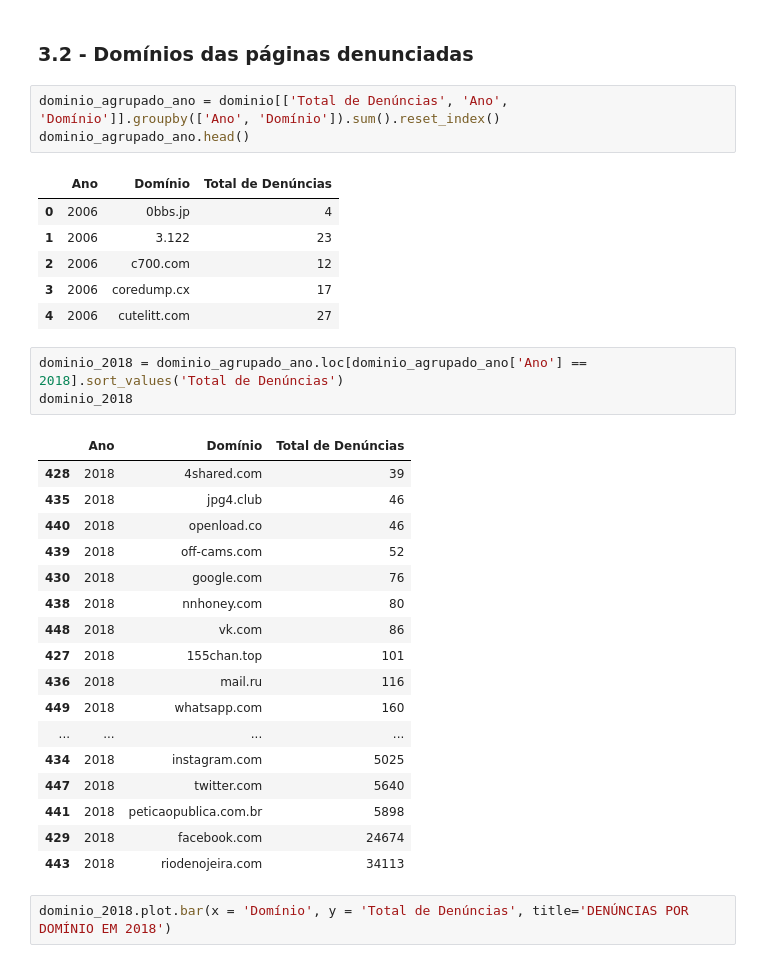
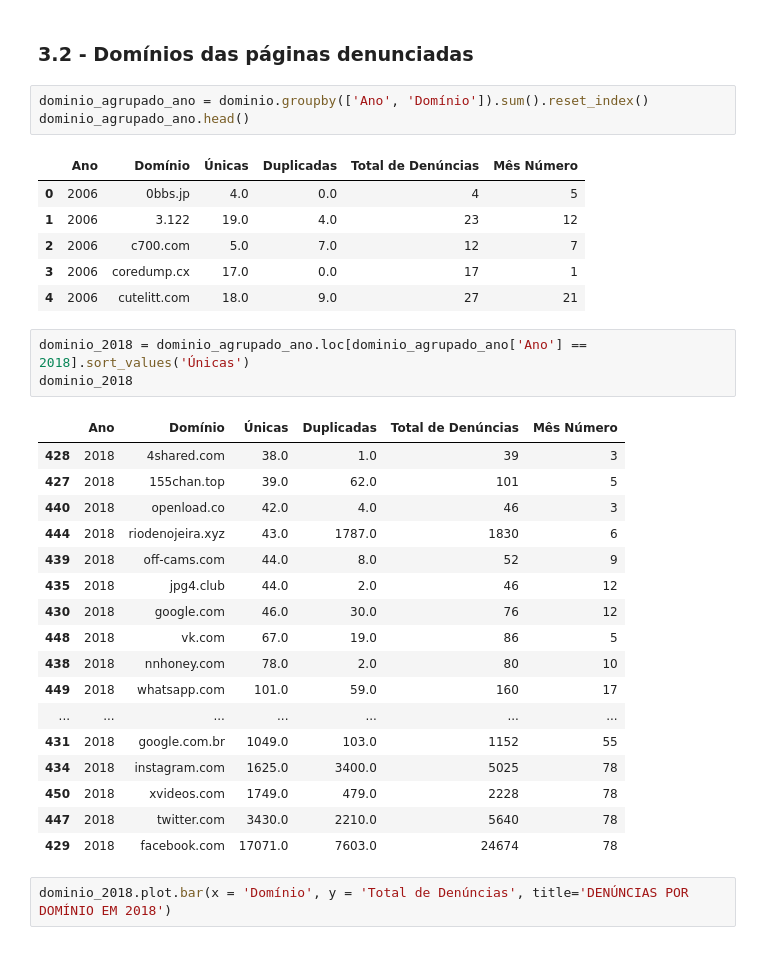
Before and after one commit to DeixeViver/eko-dados, a Jupyter notebook: Notebooks/explorando_indicadores_cnd.ipynb, the cells around one changed output. Saved outputs shown, nothing was run; the diff lists cells and outputs as text.

```diff
--- a/Notebooks/explorando_indicadores_cnd.ipynb
+++ b/Notebooks/explorando_indicadores_cnd.ipynb
@@ -122,36 +146,36 @@ violacao_agrupada_ano.to_csv('../dados/violacao_agrupado_ano.csv', index=False)
 
 ### 3.2 - Domínios das páginas denunciadas
 # %%
-dominio_agrupado_ano = dominio[['Total de Denúncias', 'Ano', 'Domínio']].groupby(['Ano', 'Domínio']).sum().reset_index()
+dominio_agrupado_ano = dominio.groupby(['Ano', 'Domínio']).sum().reset_index()
 dominio_agrupado_ano.head()
 # %% [output]
-|  | Ano | Domínio | Total de Denúncias |
-| 0 | 2006 | 0bbs.jp | 4 |
-| 1 | 2006 | 3.122 | 23 |
-| 2 | 2006 | c700.com | 12 |
-| 3 | 2006 | coredump.cx | 17 |
-| 4 | 2006 | cutelitt.com | 27 |
+|  | Ano | Domínio | Únicas | Duplicadas | Total de Denúncias | Mês Número |
+| 0 | 2006 | 0bbs.jp | 4.0 | 0.0 | 4 | 5 |
+| 1 | 2006 | 3.122 | 19.0 | 4.0 | 23 | 12 |
+| 2 | 2006 | c700.com | 5.0 | 7.0 | 12 | 7 |
+| 3 | 2006 | coredump.cx | 17.0 | 0.0 | 17 | 1 |
+| 4 | 2006 | cutelitt.com | 18.0 | 9.0 | 27 | 21 |
 # %%
-dominio_2018 = dominio_agrupado_ano.loc[dominio_agrupado_ano['Ano'] == 2018].sort_values('Total de Denúncias')
+dominio_2018 = dominio_agrupado_ano.loc[dominio_agrupado_ano['Ano'] == 2018].sort_values('Únicas')
 dominio_2018
 # %% [output]
-|  | Ano | Domínio | Total de Denúncias |
-| 428 | 2018 | 4shared.com | 39 |
-| 435 | 2018 | jpg4.club | 46 |
-| 440 | 2018 | openload.co | 46 |
-| 439 | 2018 | off-cams.com | 52 |
-| 430 | 2018 | google.com | 76 |
-| 438 | 2018 | nnhoney.com | 80 |
-| 448 | 2018 | vk.com | 86 |
-| 427 | 2018 | 155chan.top | 101 |
-| 436 | 2018 | mail.ru | 116 |
-| 449 | 2018 | whatsapp.com | 160 |
-| ... | ... | ... | ... |
-| 434 | 2018 | instagram.com | 5025 |
-| 447 | 2018 | twitter.com | 5640 |
-| 441 | 2018 | peticaopublica.com.br | 5898 |
-| 429 | 2018 | facebook.com | 24674 |
-| 443 | 2018 | riodenojeira.com | 34113 |
+|  | Ano | Domínio | Únicas | Duplicadas | Total de Denúncias | Mês Número |
+| 428 | 2018 | 4shared.com | 38.0 | 1.0 | 39 | 3 |
+| 427 | 2018 | 155chan.top | 39.0 | 62.0 | 101 | 5 |
+| 440 | 2018 | openload.co | 42.0 | 4.0 | 46 | 3 |
+| 444 | 2018 | riodenojeira.xyz | 43.0 | 1787.0 | 1830 | 6 |
+| 439 | 2018 | off-cams.com | 44.0 | 8.0 | 52 | 9 |
+| 435 | 2018 | jpg4.club | 44.0 | 2.0 | 46 | 12 |
+| 430 | 2018 | google.com | 46.0 | 30.0 | 76 | 12 |
+| 448 | 2018 | vk.com | 67.0 | 19.0 | 86 | 5 |
+| 438 | 2018 | nnhoney.com | 78.0 | 2.0 | 80 | 10 |
+| 449 | 2018 | whatsapp.com | 101.0 | 59.0 | 160 | 17 |
+| ... | ... | ... | ... | ... | ... | ... |
+| 431 | 2018 | google.com.br | 1049.0 | 103.0 | 1152 | 55 |
+| 434 | 2018 | instagram.com | 1625.0 | 3400.0 | 5025 | 78 |
+| 450 | 2018 | xvideos.com | 1749.0 | 479.0 | 2228 | 78 |
+| 447 | 2018 | twitter.com | 3430.0 | 2210.0 | 5640 | 78 |
+| 429 | 2018 | facebook.com | 17071.0 | 7603.0 | 24674 | 78 |
 # %%
 dominio_2018.plot.bar(x = 'Domínio', y = 'Total de Denúncias', title='DENÚNCIAS POR DOMÍNIO EM 2018')
 # %% [output]
```
Also changed, not shown: parts of 8 cells of this notebook, 2 other files.
